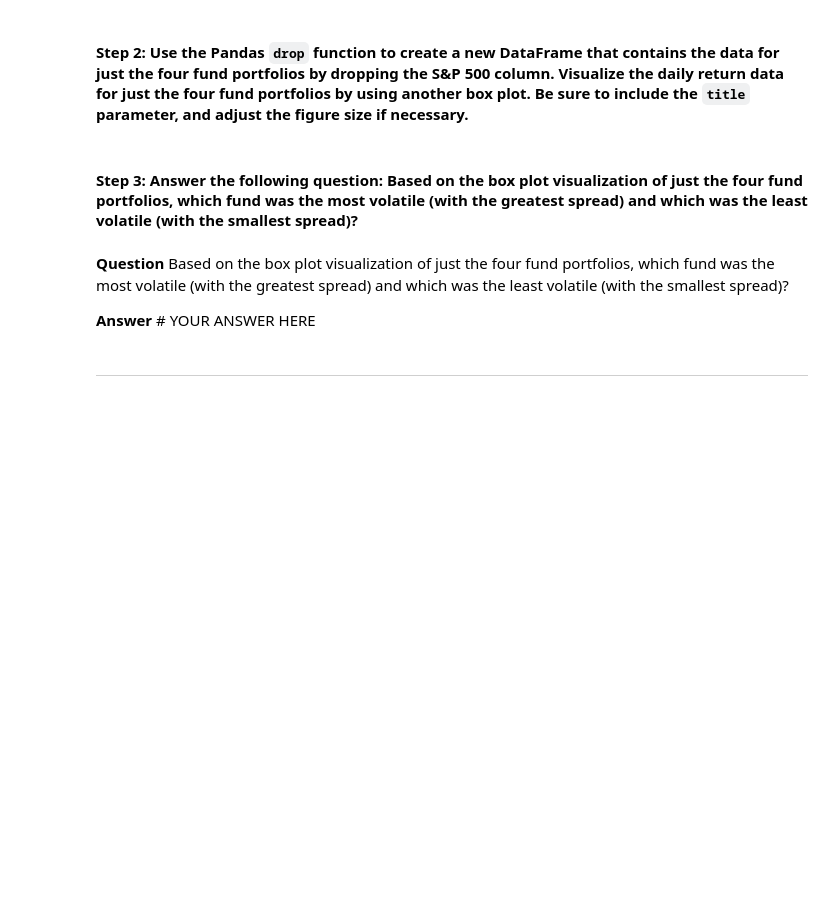
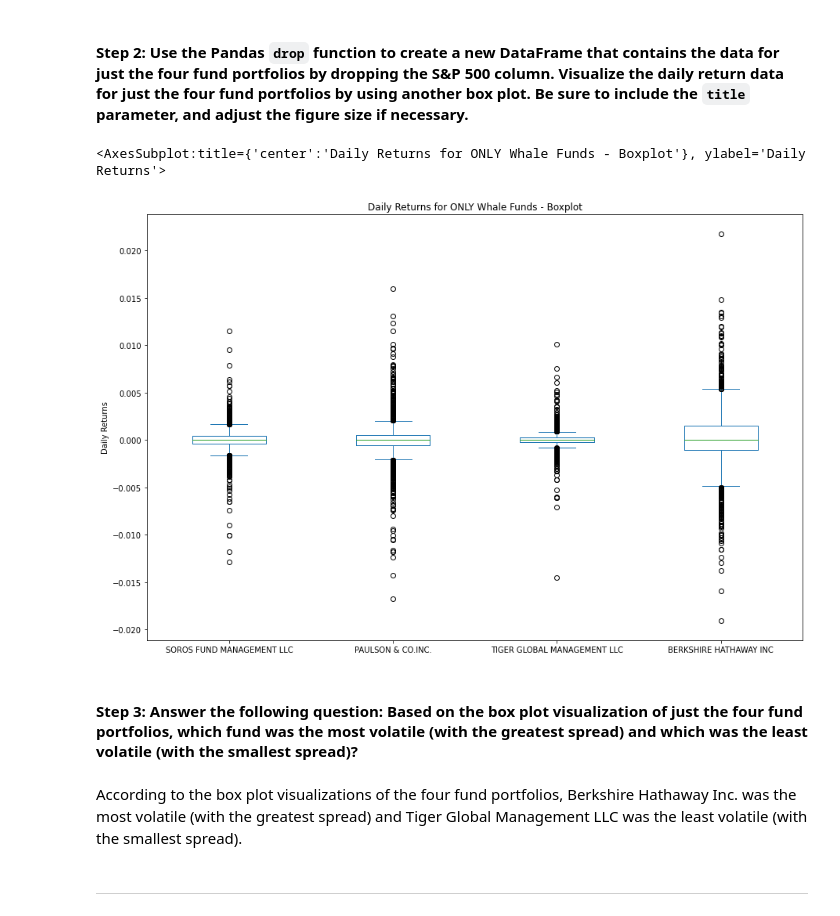
Before and after one commit to chdi2942/Risk_Return_Analysis, a Jupyter notebook: risk_return_analysis.ipynb, the cells around one changed output. Cells and saved outputs as stored; diff of their text form; code cells hidden in the pictures; blank space fills up the shorter version.

```diff
--- a/risk_return_analysis.ipynb
+++ b/risk_return_analysis.ipynb
@@ -205,15 +208,18 @@ Analyze the volatility of each of the four fund portfolios and of the S&P 500 In
 #### Step 2: Use the Pandas `drop` function to create a new DataFrame that contains the data for just the four fund portfolios by dropping the S&P 500 column. Visualize the daily return data for just the four fund portfolios by using another box plot. Be sure to include the `title` parameter, and adjust the figure size if necessary.
 # %%
 # Create a new DataFrame containing only the 4 fund portfolios by dropping the S&P 500 column from the DataFrame
+just_whale_daily_return = whale_daily_return.drop(["S&P 500"], axis=1)
+
 # Create box plots to reflect the return data for only the 4 fund portfolios
 # Include a title parameter and adjust the figure size
-# YOUR CODE HERE
+just_whale_daily_return.plot(kind="box", title="Daily Returns for ONLY Whale Funds - Boxplot", figsize=(15,10), legend=True, ylabel="Daily Returns")
+# %% [output]
+<AxesSubplot:title={'center':'Daily Returns for ONLY Whale Funds - Boxplot'}, ylabel='Daily Returns'>
+[figure, added]
 # %% [markdown]
 #### Step 3: Answer the following question: Based on the box plot visualization of just the four fund portfolios, which fund was the most volatile (with the greatest spread) and which was the least volatile (with the smallest spread)?
 # %% [markdown]
-**Question** Based on the box plot visualization of just the four fund portfolios, which fund was the most volatile (with the greatest spread) and which was the least volatile (with the smallest spread)?
-
-**Answer** # YOUR ANSWER HERE
+According to the box plot visualizations of the four fund portfolios, Berkshire Hathaway Inc. was the most volatile (with the greatest spread) and Tiger Global Management LLC was the least volatile (with the smallest spread).
 # %% [markdown]
 ---
 # %% [markdown]
```
Also changed, not shown: parts of 2 cells of this notebook.
